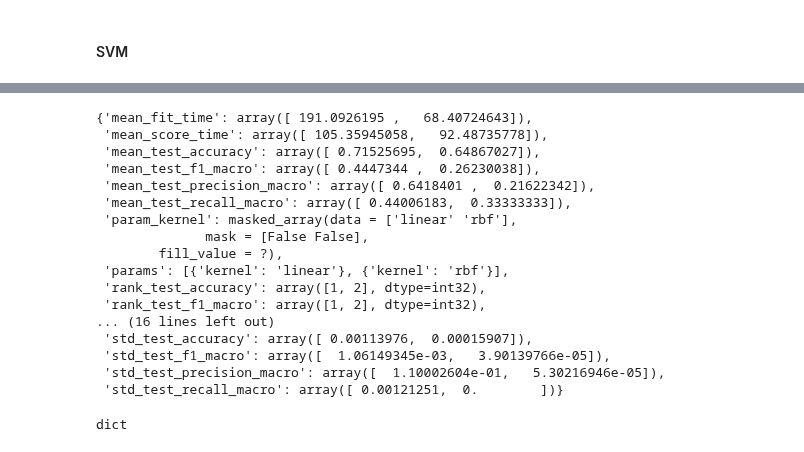
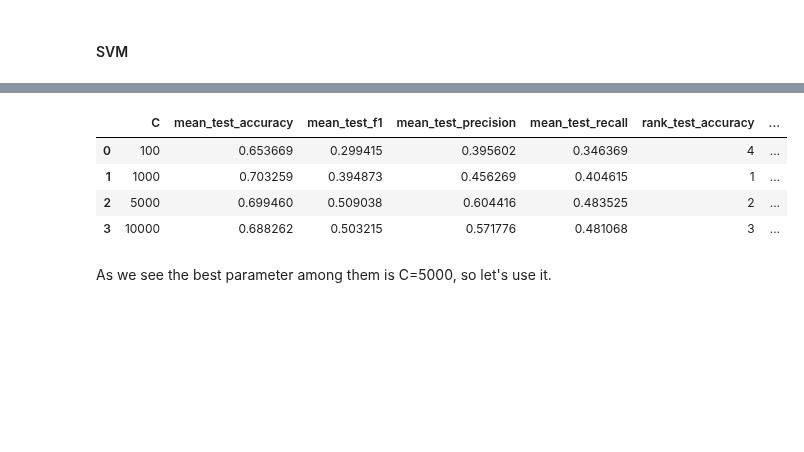
Before and after one commit to sudodoki/prj-nlp, a Jupyter notebook: students/oleg_m/bow_rozetka/bow_modeling.ipynb, the cells around one changed output, grey strips where cells are left out. Saved outputs shown, nothing was run; the diff lists cells and outputs as text; code cells hidden in the pictures; blank space fills up the shorter version.

```diff
--- a/students/oleg_m/bow_rozetka/bow_modeling.ipynb
+++ b/students/oleg_m/bow_rozetka/bow_modeling.ipynb
@@ -733,13 +753,8 @@ Let me assume some other stop words based on my experience
 # %%
-['на', 'для', 'що', 'як', /'та'/, /'до'/, 'це', 'по', 'при', 'від', /'через'/, /'то'/, /'якщо'/, 'вже', 'тому', 'коли',
-                 'таку', 'вони', 'його', 'було', 'під', 'мені', 'цей', {'такі', 'щоб', 'свою', 'про', 'який', 'ці', 'те', 'них',
+stop_words_my = ['на', 'для', 'що', 'як', 'це', 'по', 'при', 'від', 'вже', 'тому', 'коли', 'таку', 'вони', 'його',
+                 'під', 'мені', 'цей', 'такі', 'щоб', 'свою', 'про', 'який', 'ці', 'те', 'них', 'було',
                  'цього', 'бо', 'або', 'які', 'із', 'свої', 'хто', 'собі', 'того', 'теж', 'вона', 'яка', 'цьому',
                  'латина', 'інти', 'аа', 'не', 'а', 'над', 'в', 'у', 'де', 'за', 'із']
-# %%
-stop_words_my = ['на', 'для', 'що', 'як', 'це', 'по', 'при', 'від', 'вже', 'тому', 'коли', 'таку', 'вони', 'його', 'було',
-                 'під', 'мені', 'цей', 'такі', 'щоб', 'свою', 'про', 'який', 'ці', 'те', 'них',
-                 'цього', 'бо', 'або', 'які', 'із', 'свої', 'хто', 'собі', 'того', 'теж', 'вона', 'яка', 'цьому',
-                 'латина', 'інти', 'аа', 'не', 'а', 'над', 'в', 'у', 'де', 'за', 'із']
 # %%
 bow_stop2 = CountVectorizer(stop_words=stop_words_my).fit(X_train_senti['total_comment'])
 X_text_stop2 = pd.DataFrame(bow_stop2.transform(X_train_senti['total_comment']).todense(),
@@ -963,18 +978,3 @@ F1 score macro: 0.483443002853
 ### Use other models
 # %% [markdown]
 #### SVM
-# %%
-from sklearn.svm import SVC
-
-coefs = [0.1, 1.0, 10, 100, 1000, 10000]
-curves_dict = {}
-
-for c in coefs:
-    print('C: ', c)
-    svm_temp = SVC(C=c)
-    svm_temp.fit(X_tfidf, y_train_lemma)
-    scores = cross_validate(svm_temp, X_tfidf, y_train_lemma, cv=4, scoring=scoring, return_train_score=False)
-    for score, values in scores.items():
-        curves_dict.setdefault(score, []).append(values.mean())
-        print('\tscore: {}\t{}'.format(score, values.mean()))
-    print()
@@ -1029,11 +981,8 @@ C:  10000
 # %%
-from sklearn.model_selection import KFold, GridSearchCV
+from sklearn.svm import SVC
 
-parameters = {'C': [1000, 10000, 50000, 100000]} # , 1000, 10000, 100000]}
-# parameters = {'kernel': ('linear', 'rbf')}
-# parameters = {'C': [10, 100]} # , 1000, 10000, 100000]}
-svc = SVC(kernel='linear')
-clf = GridSearchCV(svc, parameters, return_train_score=False, n_jobs=4, scoring=scoring, refit=False)
-clf.fit(X_tfidf, y_train_lemma)
-print(clf)
+parameters = {'C': [100, 1000, 5000, 10000]}
+clf_svm_temp = GridSearchCV(SVC(), parameters, cv=4, return_train_score=False, n_jobs=4,
+                            scoring=scoring, refit=False)
+clf_svm_temp.fit(X_tfidf, y_train)
 # %% [output]
@@ -1109,20 +998,0 @@ clf_svm.cv_results_
-# %%
-clf.cv_results_
-# %% [output]
-{'mean_fit_time': array([ 191.0926195 ,   68.40724643]),
- 'mean_score_time': array([ 105.35945058,   92.48735778]),
- 'mean_test_accuracy': array([ 0.71525695,  0.64867027]),
- 'mean_test_f1_macro': array([ 0.4447344 ,  0.26230038]),
- 'mean_test_precision_macro': array([ 0.6418401 ,  0.21622342]),
- 'mean_test_recall_macro': array([ 0.44006183,  0.33333333]),
- 'param_kernel': masked_array(data = ['linear' 'rbf'],
-              mask = [False False],
-        fill_value = ?),
- 'params': [{'kernel': 'linear'}, {'kernel': 'rbf'}],
- 'rank_test_accuracy': array([1, 2], dtype=int32),
- 'rank_test_f1_macro': array([1, 2], dtype=int32),
-... (16 lines left out)
- 'std_test_accuracy': array([ 0.00113976,  0.00015907]),
- 'std_test_f1_macro': array([  1.06149345e-03,   3.90139766e-05]),
- 'std_test_precision_macro': array([  1.10002604e-01,   5.30216946e-05]),
- 'std_test_recall_macro': array([ 0.00121251,  0.        ])}
@@ -1131,4 +999,13 @@ c_new = clf.cv_results_
-# %%
-type(c_new)
-# %% [output]
-dict
+# %%
+clf_tempsvm_data = {re.sub('_macro','',k):v for k, v in clf_svm_temp.cv_results_.items()
+                    if k.startswith('mean_test') or k.startswith('rank_')}
+clf_tempsvm_data['C'] = [100, 1000, 5000, 10000]
+pd.DataFrame(clf_tempsvm_data)
+# %% [output]
+|  | C | mean_test_accuracy | mean_test_f1 | mean_test_precision | mean_test_recall | rank_test_accuracy | ... |
+| 0 | 100 | 0.653669 | 0.299415 | 0.395602 | 0.346369 | 4 | ... |
+| 1 | 1000 | 0.703259 | 0.394873 | 0.456269 | 0.404615 | 1 | ... |
+| 2 | 5000 | 0.699460 | 0.509038 | 0.604416 | 0.483525 | 2 | ... |
+| 3 | 10000 | 0.688262 | 0.503215 | 0.571776 | 0.481068 | 3 | ... |
+# %% [markdown]
+As we see the best parameter among them is C=5000, so let's use it.
```
Also changed, not shown: parts of 40 cells of this notebook.
